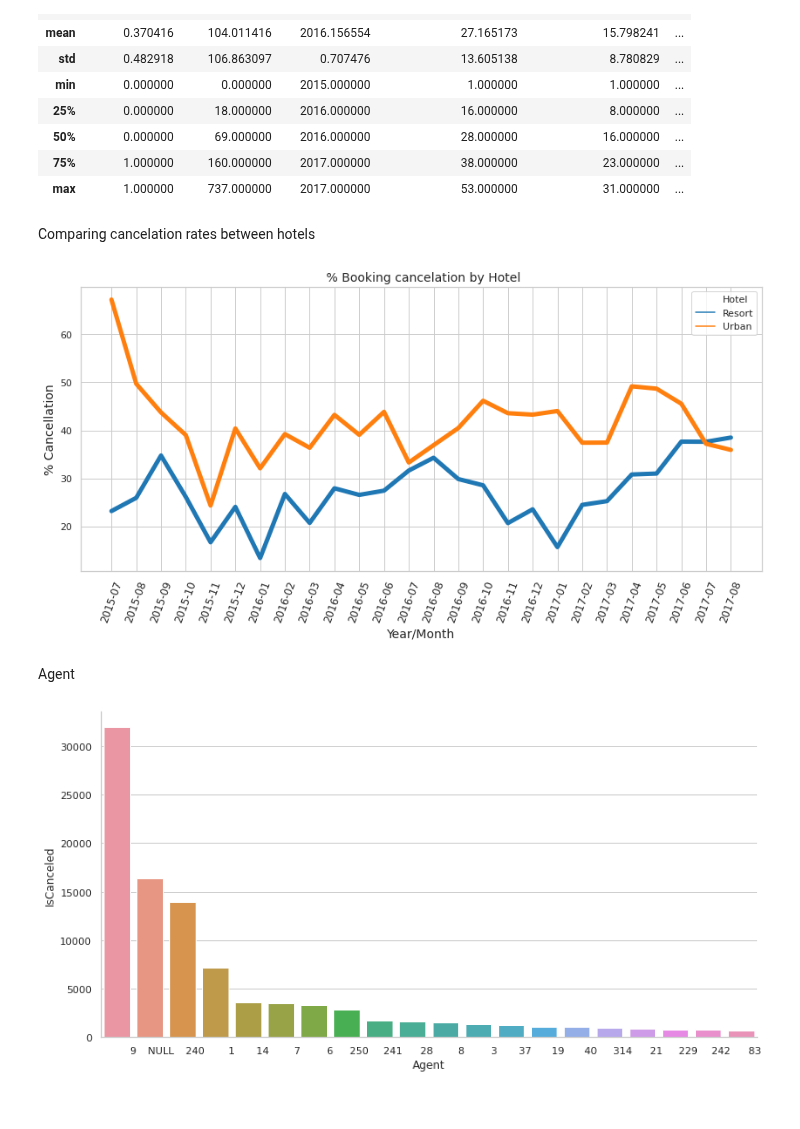
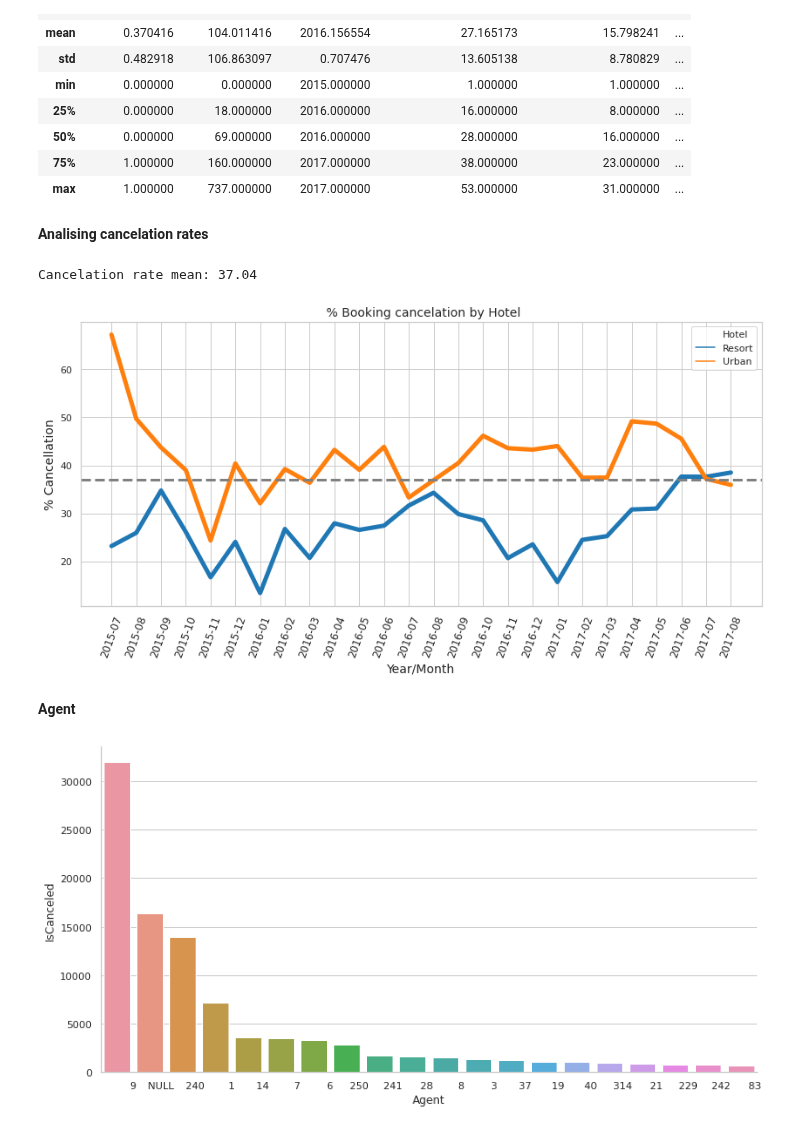
Before and after one commit to alejandromanas/GoogleColab_public, a Jupyter notebook: bookings/code/bookings.ipynb, the cells around one changed output. Cells and saved outputs as stored; diff of their text form; code cells hidden in the pictures.

```diff
--- a/bookings/code/bookings.ipynb
+++ b/bookings/code/bookings.ipynb
@@ -98,32 +98,40 @@ df_analysis.describe()
 | 50% | 0.000000 | 69.000000 | 2016.000000 | 28.000000 | 16.000000 | ... |
 | 75% | 1.000000 | 160.000000 | 2017.000000 | 38.000000 | 23.000000 | ... |
 | max | 1.000000 | 737.000000 | 2017.000000 | 53.000000 | 31.000000 | ... |
-# %% [markdown]
-Comparing cancelation rates between hotels
+# %% [markdown]
+**Analising cancelation rates**
 # %%
+#overall cancelation rate
+canc_rate=df_analysis.IsCanceled.sum()/len(df_analysis)*100
+print('Cancelation rate mean: %.2f' % canc_rate)
+
+
 df_analysis['ArrivalDateMonthNum']=df_analysis.ArrivalDateMonth.replace({ 'January' : '01', 'February' : '02', 'March' : '03', 'April' :'04', 'May': '05', 'June' : '06', 'July':'07', 'August' : '08', 'September' : '09', 'October' : '10', 'November': '11', 'December' : '12' })
 df_analysis['ArrivalDateYearMonth'] = df_analysis['ArrivalDateYear'].astype('str')+'-'+ df_analysis['ArrivalDateMonthNum'].astype('str')
 
 # GROUP BY
 col_name= 'ArrivalDateYearMonth'
 df=(df_analysis.groupby(['Hotel',col_name]).mean()['IsCanceled']*100).to_frame()
 df.reset_index(inplace=True)
 
 import seaborn as sns; sns.set()
 import matplotlib.pyplot as plt
 
 plt.figure(figsize=(14, 6))
 sns.set(style="whitegrid")
 ax = sns.lineplot(x="ArrivalDateYearMonth", y="IsCanceled", hue="Hotel", data=df,linewidth=5,palette="tab10")
 ax.set_title(' % Booking cancelation by Hotel',fontsize=14)
 ax.set_xlabel('Year/Month',fontsize=14);
 ax.set_ylabel('% Cancellation',fontsize=14);
 ax.set_xticklabels(labels=df.ArrivalDateYearMonth,rotation=70,size=12);
+#plt.plot([df.ArrivalDateYearMonth[0], canc_rate], [df.ArrivalDateYearMonth.iloc[-1], canc_rate], linewidth=2)
+plt.axhline(y=canc_rate, color='grey', linestyle='--',linewidth=3)
 plt.show()
 # %% [output]
+Cancelation rate mean: 37.04
-[figure, old version]
+[figure, new version]
-# %% [markdown]
-Agent
+# %% [markdown]
+**Agent**
 # %%
 df_analysis.Agent.nunique() #334 unique values
 
```
Also changed, not shown: parts of 11 cells of this notebook.
